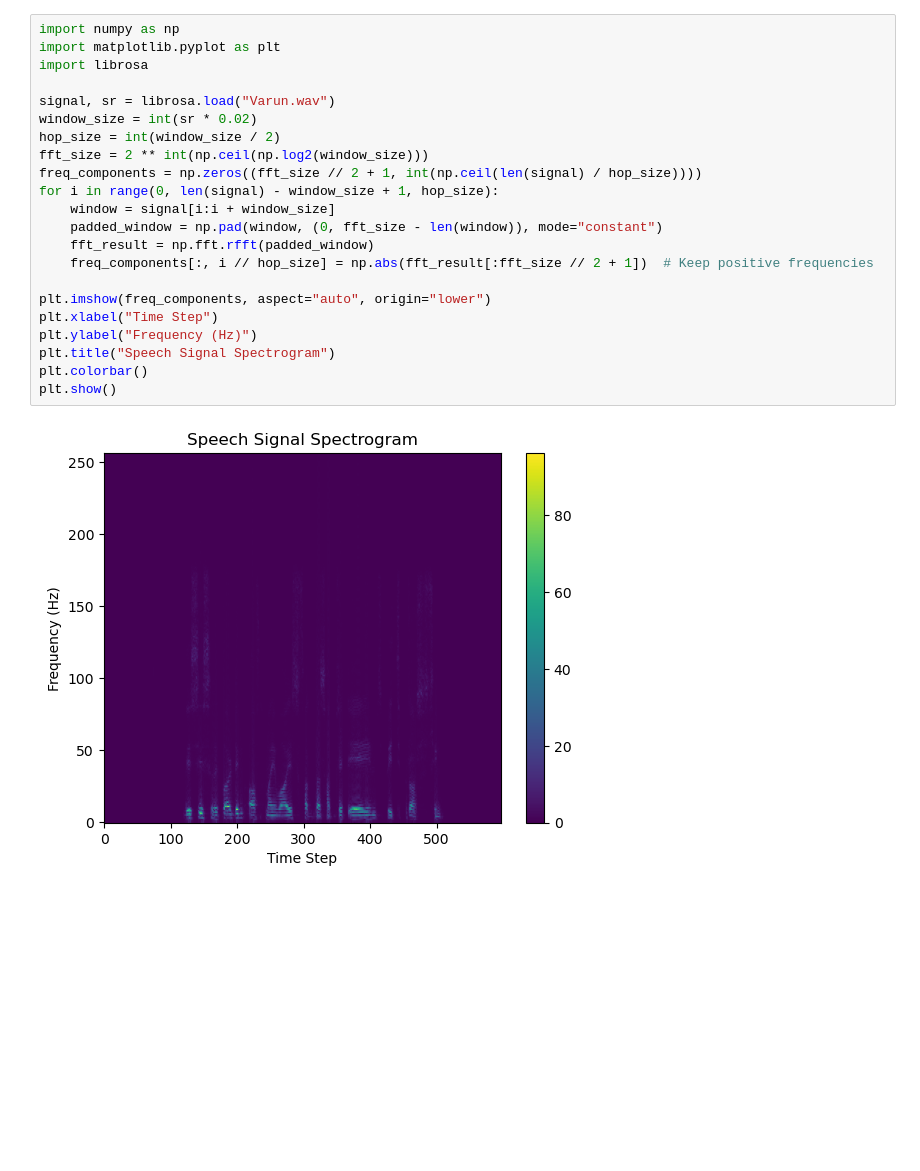
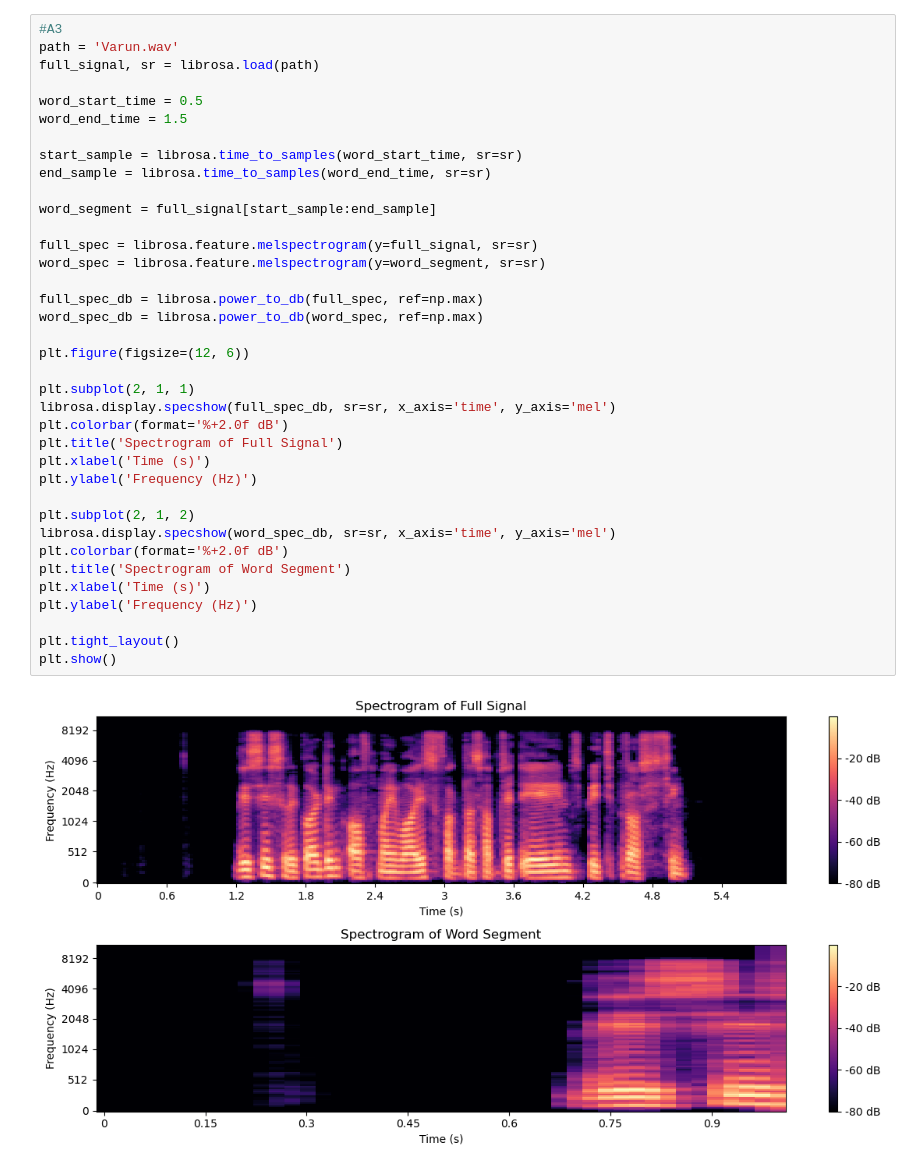
Before and after one commit to Varun9666/AI-in-Speech-Processing, a Jupyter notebook: Lab-4/21102_lab_4.ipynb, the cells around one changed output. Cells and saved outputs as stored; diff of their text form; blank space fills up the shorter version.

```diff
--- a/Lab-4/21102_lab_4.ipynb
+++ b/Lab-4/21102_lab_4.ipynb
@@ -58,24 +58,39 @@ plt.show()
-# %%
-import numpy as np
-import matplotlib.pyplot as plt
-import librosa
-
-signal, sr = librosa.load("Varun.wav")
-window_size = int(sr * 0.02)
-hop_size = int(window_size / 2)
-fft_size = 2 ** int(np.ceil(np.log2(window_size)))
-freq_components = np.zeros((fft_size // 2 + 1, int(np.ceil(len(signal) / hop_size))))
-for i in range(0, len(signal) - window_size + 1, hop_size):
-    window = signal[i:i + window_size]
-    padded_window = np.pad(window, (0, fft_size - len(window)), mode="constant")
-    fft_result = np.fft.rfft(padded_window)
-    freq_components[:, i // hop_size] = np.abs(fft_result[:fft_size // 2 + 1])  # Keep positive frequencies
-
-plt.imshow(freq_components, aspect="auto", origin="lower")
-plt.xlabel("Time Step")
-plt.ylabel("Frequency (Hz)")
-plt.title("Speech Signal Spectrogram")
-plt.colorbar()
-plt.show()
-# %% [output]
-[figure, removed]
+# %%
+#A3
+path = 'Varun.wav'
+full_signal, sr = librosa.load(path)
+
+word_start_time = 0.5
+word_end_time = 1.5
+
+start_sample = librosa.time_to_samples(word_start_time, sr=sr)
+end_sample = librosa.time_to_samples(word_end_time, sr=sr)
+
+word_segment = full_signal[start_sample:end_sample]
+
+full_spec = librosa.feature.melspectrogram(y=full_signal, sr=sr)
+word_spec = librosa.feature.melspectrogram(y=word_segment, sr=sr)
+
+full_spec_db = librosa.power_to_db(full_spec, ref=np.max)
+word_spec_db = librosa.power_to_db(word_spec, ref=np.max)
+
+plt.figure(figsize=(12, 6))
+
+plt.subplot(2, 1, 1)
+librosa.display.specshow(full_spec_db, sr=sr, x_axis='time', y_axis='mel')
+plt.colorbar(format='%+2.0f dB')
+plt.title('Spectrogram of Full Signal')
+plt.xlabel('Time (s)')
+plt.ylabel('Frequency (Hz)')
+
+plt.subplot(2, 1, 2)
+librosa.display.specshow(word_spec_db, sr=sr, x_axis='time', y_axis='mel')
+plt.colorbar(format='%+2.0f dB')
+plt.title('Spectrogram of Word Segment')
+plt.xlabel('Time (s)')
+plt.ylabel('Frequency (Hz)')
+
+plt.tight_layout()
+plt.show()
+# %% [output]
+[figure, added]
```
Also changed, not shown: parts of 6 cells of this notebook.
